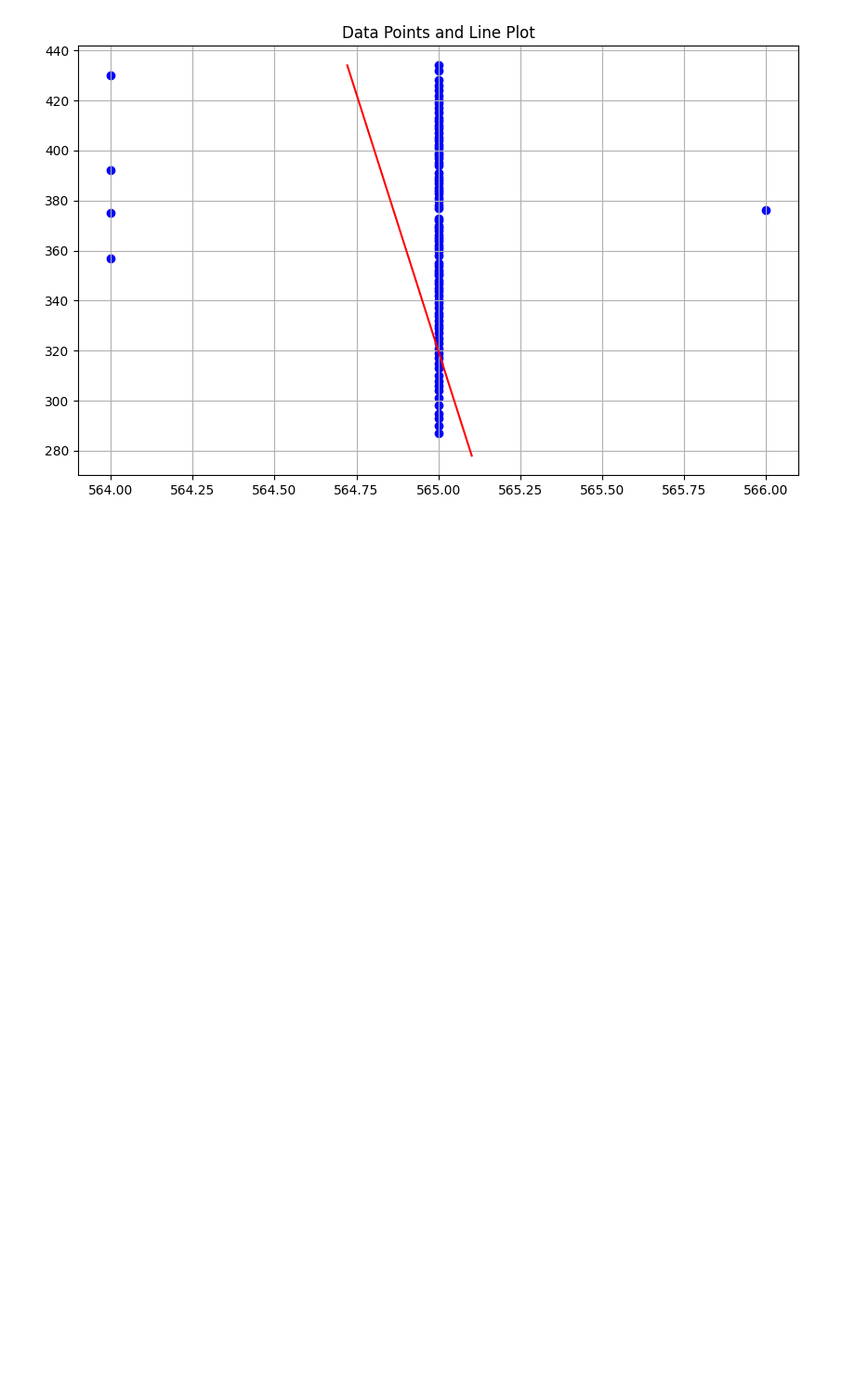
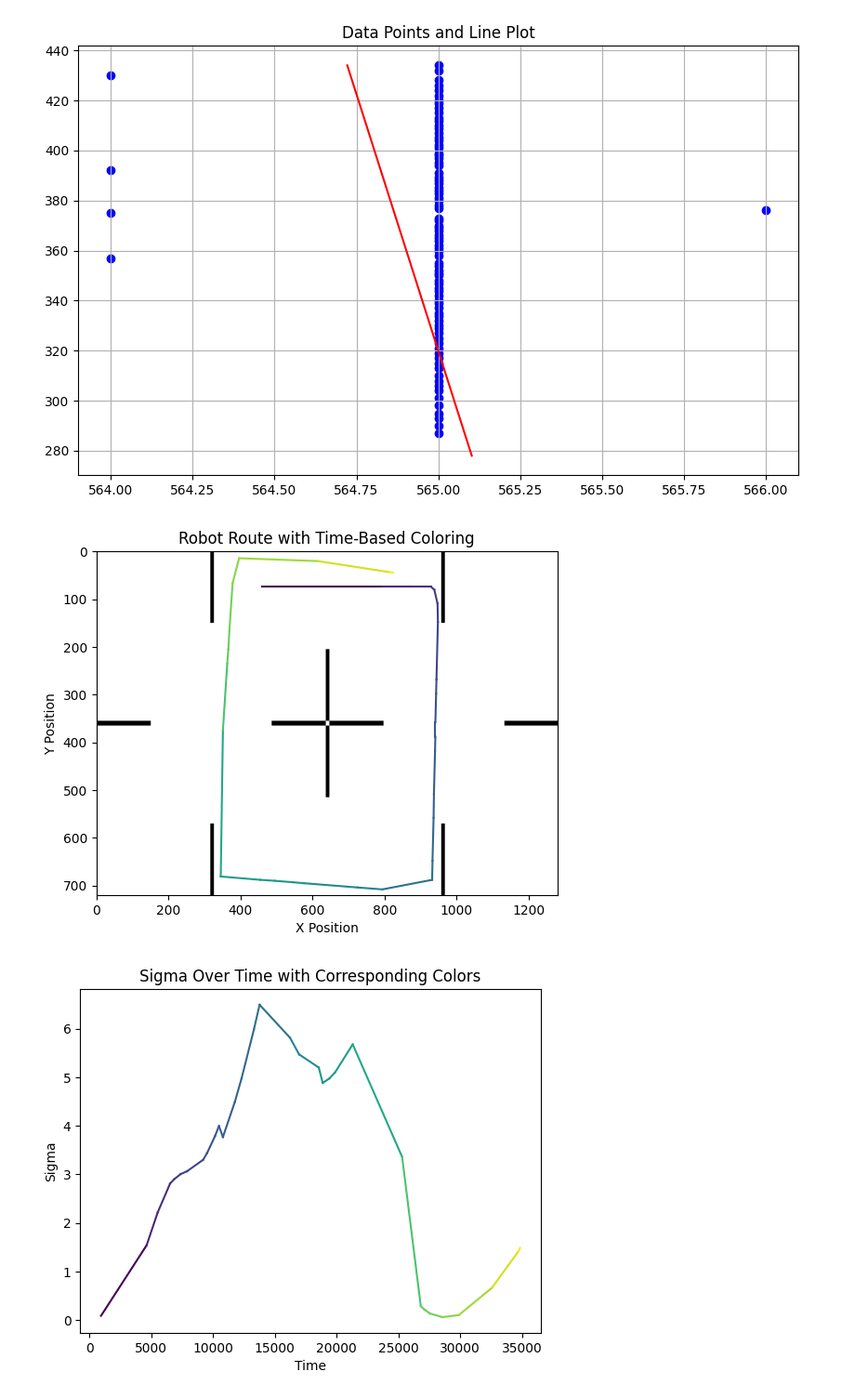
Before and after one commit to CharlieAnthony/Dissertation, a Jupyter notebook: src/figure creation.ipynb, the cells around one changed output. Shown at 93% size. Cells and saved outputs as stored; diff of their text form; code cells hidden in the pictures; blank space fills up the shorter version.

Commit message:
added EKF graphs and loop closure description

```diff
--- a/src/figure creation.ipynb
+++ b/src/figure creation.ipynb
@@ -46,3 +39,76 @@ plt.grid(True)
 plt.show()
 # %% [output]
 [figure]
+# %%
+import matplotlib.pyplot as plt
+import numpy as np
+import matplotlib.image as mpimg
+
+img = mpimg.imread('map4.png')
+
+# positions = [(119.0, 374.0), (390.0, 374.0), (440.0, 374.0), (469.0, 374.0), (609.0, 374.0),
+#              (627.0, 409.0), (622.0, 638.0), (622.0, 648.0), (621.0, 668.0), (621.0, 678.0),
+#              (620.0, 698.0), (603.0, 708.0), (574.0, 713.0), (335.0, 568.0), (339.0, 518.0),
+#              (342.0, 488.0), (350.0, 399.0), (358.0, 299.0), (361.0, 269.0), (372.0, 140.0),
+#              (383.0, 20.0), (530.0, 10.0), (649.0, 24.0), (699.0, 30.0)]
+# sigma = [0.10331594754409806, 1.254776023066611, 1.4302211641536127, 1.6530601318306606, 2.70057880174683,
+#          2.8803718008865307, 3.4670910636257366, 3.5143193590801296, 3.6144994407936695, 3.6674505290841175,
+#          3.7815698887429643, 3.687149621007594, 3.446330202675523, 1.2871179158486745, 1.2075323279408898,
+#          1.1931235904808943, 0.8106509818961882, 0.8774109029299166, 0.9377565214355896, 1.3880571764050456,
+#          2.080937677098058, 3.1594966989498374, 4.238687223548881, 4.787165625047385]
+# times = [920, 3770, 4321, 4640, 6151, 7300, 9980, 10090, 10310, 10420, 10881, 11510, 12020, 16640, 17170,
+#          17541, 18500, 19560, 19880, 21320, 22650, 25150, 26410, 26950]
+positions = [(459.0, 74.0), (789.0, 74.0), (869.0, 74.0), (929.0, 74.0), (938.0, 80.0),
+             (947.0, 109.0), (948.0, 148.0), (944.0, 268.0), (943.0, 298.0), (941.0, 358.0),
+             (941.0, 388.0), (940.0, 418.0), (937.0, 508.0), (936.0, 558.0), (933.0, 648.0),
+             (932.0, 688.0), (794.0, 708.0), (725.0, 704.0), (575.0, 695.0), (545.0, 693.0),
+             (495.0, 690.0), (455.0, 688.0), (345.0, 681.0), (351.0, 375.0), (363.0, 235.0),
+             (366.0, 205.0), (369.0, 166.0), (377.0, 76.0), (378.0, 66.0), (396.0, 14.0),
+             (615.0, 20.0), (813.0, 43.0), (823.0, 44.0)]
+
+sigma = [0.09115015582660772, 1.5407570137808904, 2.2188812474507125, 2.810608615101724, 2.897592976190762,
+         3.005188149577236, 3.063996903702895, 3.3006566685933016, 3.4408581012650714, 3.787975254803302,
+         3.995014170053159, 3.767380362113491, 4.494826378553647, 4.976587326361797, 5.982068183126077,
+         6.490401125204439, 5.812364583011696, 5.469065093076121, 5.1984079548397695, 4.882453098219352,
+         4.974222458505497, 5.0984257016566, 5.675387212364931, 3.3596533569452274, 0.29111453291910955,
+         0.2144852127962899, 0.13775283212416836, 0.0653322382016766, 0.06621781052046262, 0.10609773957528615,
+         0.667204846395024, 1.4251265771301695, 1.4884173363317448]
+
+times = [920, 4610, 5510, 6511, 6830, 7360, 7880, 9190, 9510, 10150, 10470, 10790, 11760, 12301, 13300,
+         13760, 16221, 16960, 18550, 18870, 19410, 19871, 21300, 25300, 26810, 27130, 27561, 28550, 28661,
+         29890, 32571, 34740, 34850]
+
+# Convert positions into separate lists for x and y coordinates
+x, y = zip(*positions)
+
+# Normalize time for color mapping
+time_normalized = (np.array(times) - min(times)) / (max(times) - min(times))
+colors = plt.cm.viridis(time_normalized)  # Using the viridis colormap
+
+# Function to plot multi-colored lines
+def plot_with_background(x, y, colors, img, ax, title):
+    # Display the background image
+    ax.imshow(img, aspect='auto')
+    # Plot the route on top of the background image
+    for i in range(len(x)-1):
+        ax.plot(x[i:i+2], y[i:i+2], color=colors[i])
+    ax.set_title(title)
+    ax.set_xlabel("X Position")
+    ax.set_ylabel("Y Position")
+
+# Create the route plot
+fig, ax1 = plt.subplots()
+plot_with_background(x, y, colors, img, ax1, "Robot Route with Time-Based Coloring")
+
+# Create the sigma plot
+fig, ax2 = plt.subplots()
+for i in range(len(sigma)-1):
+    ax2.plot(times[i:i+2], sigma[i:i+2], color=colors[i])
+ax2.set_title("Sigma Over Time with Corresponding Colors")
+ax2.set_xlabel("Time")
+ax2.set_ylabel("Sigma")
+
+plt.show()
+# %% [output]
+[figure, added]
+[figure, added]
```
Also changed, not shown: parts of 1 cell of this notebook, 5 other files.
